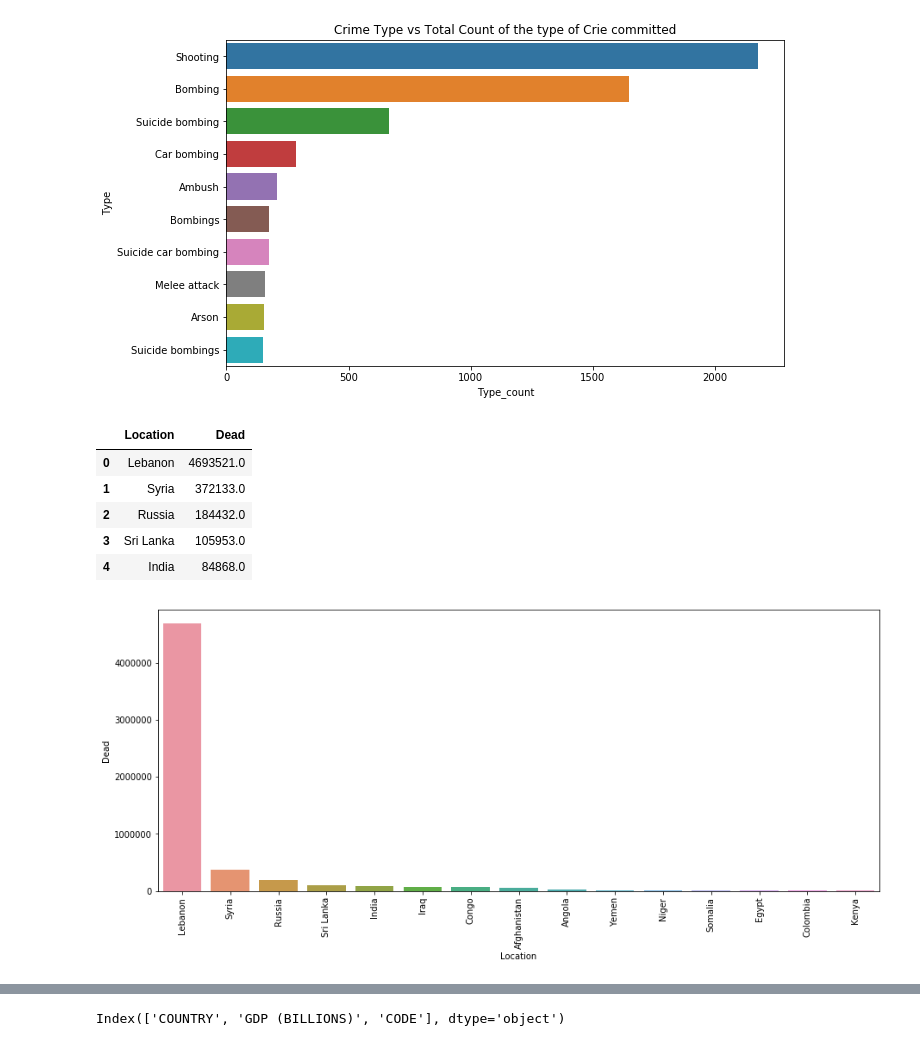
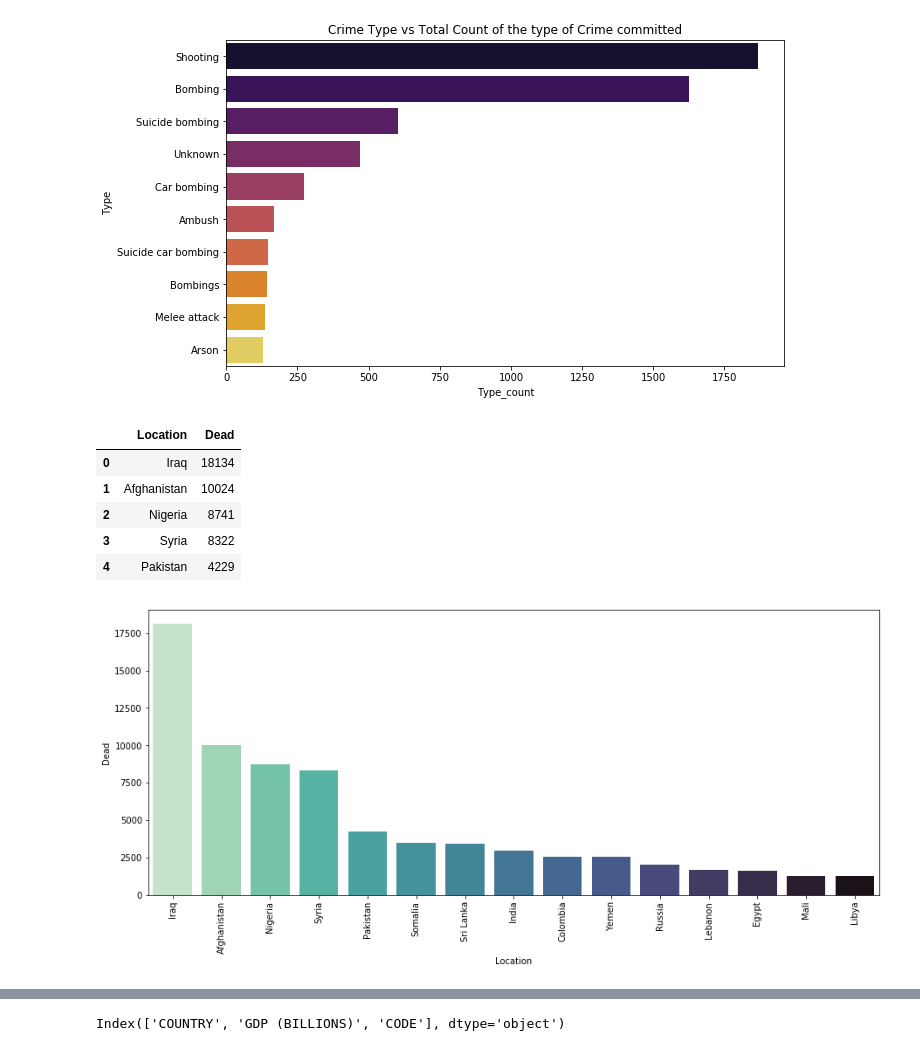
Before and after one commit to SupChanda/Predicting-perpetrators-of-global-terrorism, a Jupyter notebook: Predicting Perpetrator using Machine Learning algorithm.ipynb, the cells around one changed output, grey strips where cells are left out. Saved outputs shown, nothing was run; the diff lists cells and outputs as text; code cells hidden in the pictures.

```diff
--- a/Predicting Perpetrator using Machine Learning algorithm.ipynb
+++ b/Predicting Perpetrator using Machine Learning algorithm.ipynb
@@ -16,0 +95,8 @@ TerrorDTframe.head()
+# %%
+def func(elem):
+    if str(elem) == '':
+        return np.nan
+    else:
+        return elem
+# %%
+TerrorDTframe = TerrorDTframe.applymap(lambda x: func(x))
@@ -16,0 +114,2 @@ TerrorDTframe.head()
+# %%
+TerrorDTframe_notna = TerrorDTframe.dropna(axis=0,how='any')
@@ -40,31 +152,31 @@ plt.show()
 # %%
 # Plotting the type of crime wrt count of the type of crime committed
 # %%
-Attack_count = TerrorDTframe.Type.value_counts().to_frame().reset_index(drop=False)\
+Attack_count = TerrorDTframe_notna.Type.value_counts().to_frame().reset_index(drop=False)\
                                                             .rename(columns={'index':'Type','Type':'Type_count'})
 plt.figure(figsize=(10,6))
-sns.barplot(y=Attack_count['Type'][0:10],x=Attack_count['Type_count'][0:10])
-plt.title('Crime Type vs Total Count of the type of Crie committed')
+sns.barplot(y=Attack_count['Type'][0:10],x=Attack_count['Type_count'][0:10],palette='inferno')
+plt.title('Crime Type vs Total Count of the type of Crime committed')
 plt.show()
 # %% [output]
-[figure, old version]
+[figure, new version]
 # %%
 # Finding out in which location , the dead_count is the most
 # %%
-Dead_Loc = TerrorDTframe.groupby(['Location']).agg({'Dead':np.sum})
+Dead_Loc = TerrorDTframe_notna.groupby(['Location']).agg({'Dead':np.sum})
 Dead_Loc = Dead_Loc.sort_values(by=['Dead'],ascending=False).reset_index(drop=False)
 Dead_Loc.head()
 # %% [output]
 |  | Location | Dead |
-| 0 | Lebanon | 4693521.0 |
-| 1 | Syria | 372133.0 |
-| 2 | Russia | 184432.0 |
-| 3 | Sri Lanka | 105953.0 |
-| 4 | India | 84868.0 |
+| 0 | Iraq | 18134 |
+| 1 | Afghanistan | 10024 |
+| 2 | Nigeria | 8741 |
+| 3 | Syria | 8322 |
+| 4 | Pakistan | 4229 |
 # %%
 plt.figure(figsize=(15,6))
-sns.barplot(x=Dead_Loc['Location'][0:15],y=Dead_Loc['Dead'][0:15])
+sns.barplot(x=Dead_Loc['Location'][0:15],y=Dead_Loc['Dead'][0:15],palette='mako_r')
 plt.xticks(rotation=90)
 plt.show()
 # %% [output]
-[figure, old version]
+[figure, new version]
```
Also changed, not shown: parts of 47 cells of this notebook.
